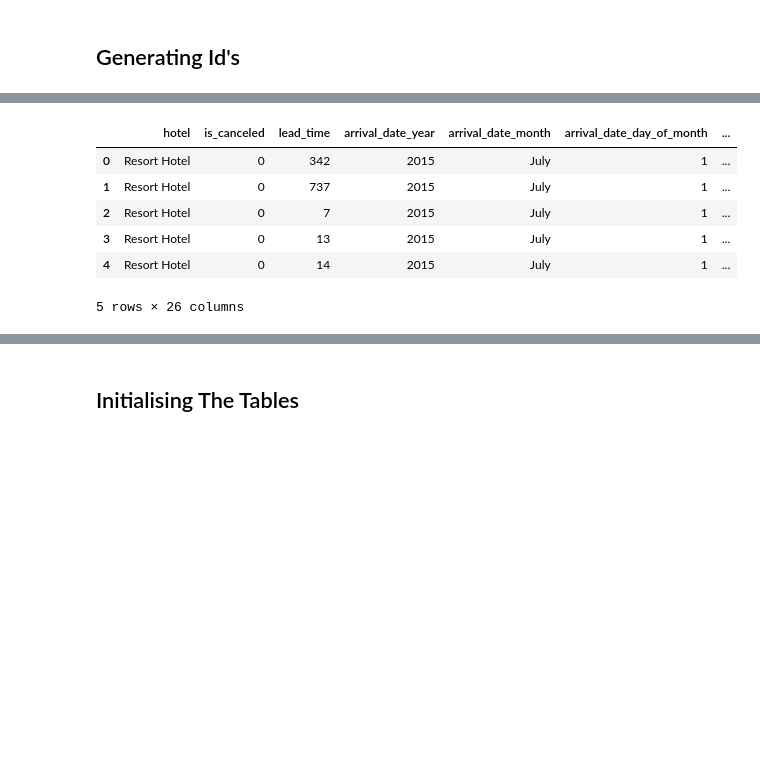
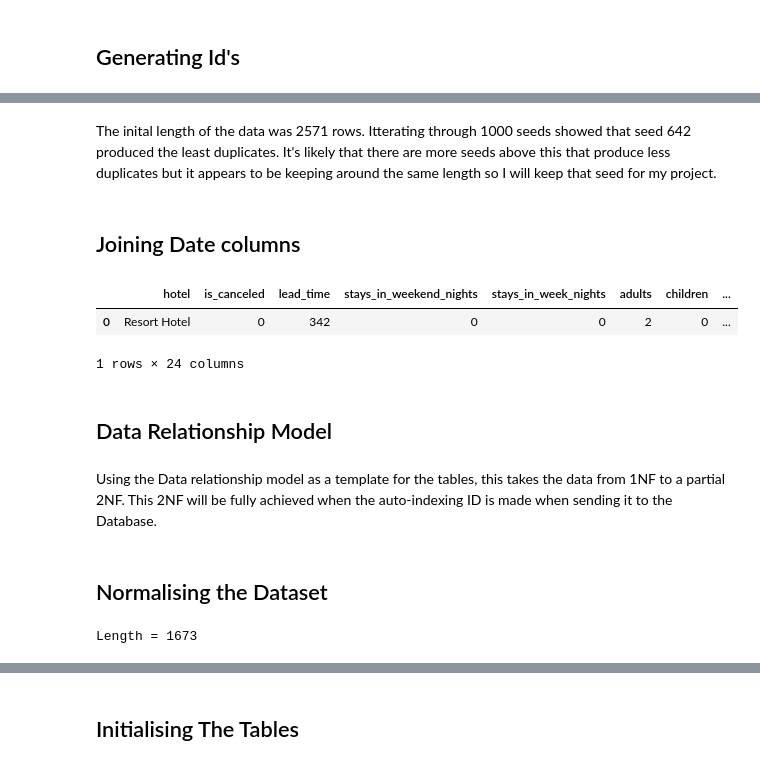
Before and after one commit to sheldyso/Database-implementation-project, a Jupyter notebook: Data Pipeline Integration.ipynb, the cells around one changed output, grey strips where cells are left out. Drawn from its saved outputs; the diff is of its cells as text; code cells hidden in the pictures; blank space fills up the shorter version.

Commit message:
modified original data

```diff
--- a/Data Pipeline Integration.ipynb
+++ b/Data Pipeline Integration.ipynb
@@ -32,3 +51,12 @@ By default, the dataset comes in the First Normal form consiting of unique colum
 As this was a publicly available dataset, personal identifiers would need to be removed to not breach the General Data Protection Regulation (GDPR). I can partially modify this dataset to be more scenario accurate by generating a random number which could be interpretted as the customer id. There should be multiple occurances of the same value if the range is small over a large set which I can then use to normalise the data. I could also generate random names based on the new Customer id's. This would be more indicative of an internal set of data a hotel might already possess.
 # %% [markdown]
 ## Generating Id's
+# %%
+import random
+random.seed(42)
+
+df = data
+df["customer_id"] = 0
+for id in range(len(df)):
+    randint = random.randrange(len(df))
+    df.at[id, 'customer_id'] = randint
@@ -34,0 +78,5 @@ As this was a publicly available dataset, personal identifiers would need to be
+# %%
+data_copy = data
+data_copy.sort_values(by=["customer_id"], ascending=True, inplace=True, ignore_index=True)
+data_copy.drop_duplicates(subset=["customer_id"], inplace=True, ignore_index=True)
+print("Total number of customers: " + str(len(data_copy)))
@@ -63,10 +121,2 @@ for id in range(len(data)):
-# %%
-data.head(5)
-# %% [output]
-|  | hotel | is_canceled | lead_time | arrival_date_year | arrival_date_month | arrival_date_day_of_month | ... |
-| 0 | Resort Hotel | 0 | 342 | 2015 | July | 1 | ... |
-| 1 | Resort Hotel | 0 | 737 | 2015 | July | 1 | ... |
-| 2 | Resort Hotel | 0 | 7 | 2015 | July | 1 | ... |
-| 3 | Resort Hotel | 0 | 13 | 2015 | July | 1 | ... |
-| 4 | Resort Hotel | 0 | 14 | 2015 | July | 1 | ... |
-5 rows × 26 columns
+# %% [markdown]
+The inital length of the data was 2571 rows. Itterating through 1000 seeds showed that seed 642 produced the least duplicates. It's likely that there are more seeds above this that produce less duplicates but it appears to be keeping around the same length so I will keep that seed for my project.
@@ -73 +129,30 @@ data.head(5)
+# %% [markdown]
+## Joining Date columns
+# %%
+import datetime
+def get_month_to_integer(month_string : str) -> int:
+    date_obj = datetime.datetime.strptime(month_string, "%B")
+    return date_obj.month
+# %%
+# Concatenating the dates together into 1 column
+data["date"] = "NaN"
+for id in range(len(data)):
+    data.at[id, 'date'] = str(data.at[id, 'arrival_date_day_of_month']) + '/'  + str(get_month_to_integer(data.at[id, 'arrival_date_month'])) + '/' + str(data.at[id, 'arrival_date_year'])
+
+data.drop(labels="arrival_date_day_of_month", axis=1, inplace=True)
+data.drop(labels="arrival_date_month", axis=1, inplace=True)
+data.drop(labels="arrival_date_year", axis=1, inplace=True)
+data['date'] = pd.to_datetime(data['date'])
+data.sort_values(by='date', inplace=True, ignore_index=True)
+data.head(1)
+# %% [output]
+|  | hotel | is_canceled | lead_time | stays_in_weekend_nights | stays_in_week_nights | adults | children | ... |
+| 0 | Resort Hotel | 0 | 342 | 0 | 0 | 2 | 0 | ... |
+1 rows × 24 columns
+# %% [markdown]
+## Data Relationship Model
+# %% [markdown]
+Using the Data relationship model as a template for the tables, this takes the data from 1NF to a partial 2NF. This 2NF will be fully achieved when the auto-indexing ID is made when sending it to the Database.
+# %% [markdown]
+## Normalising the Dataset
 # %%
@@ -77,0 +163,16 @@ def remove_duplicates(dataframe : pd.DataFrame, column_name : str) -> pd.DataFra
+# %%
+# Filtering the dataset into Normalised tables
+customer_records = data.filter([
+    'customer_id',
+    'is_repeated_guest',
+    'previous_cancellations',
+    'previous_bookings_not_canceled'
+])
+
+customer_records = remove_duplicates(customer_records, 'customer_id')
+customer_records.sort_values(by='customer_id', inplace=True, ignore_index=True)
+customer_records.set_index(keys='customer_id', drop=True, append=False, inplace=True)
+
+print("Length = " + str(len(customer_records)))
+# %% [output]
+Length = 1673
```
Also changed, not shown: parts of 13 cells of this notebook, 1 other file.
